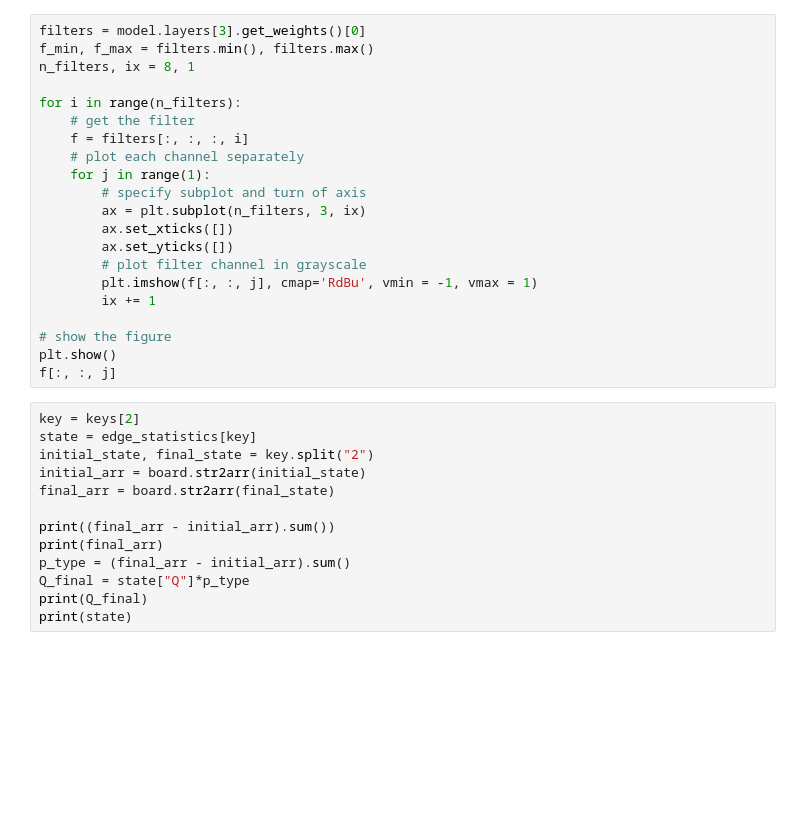
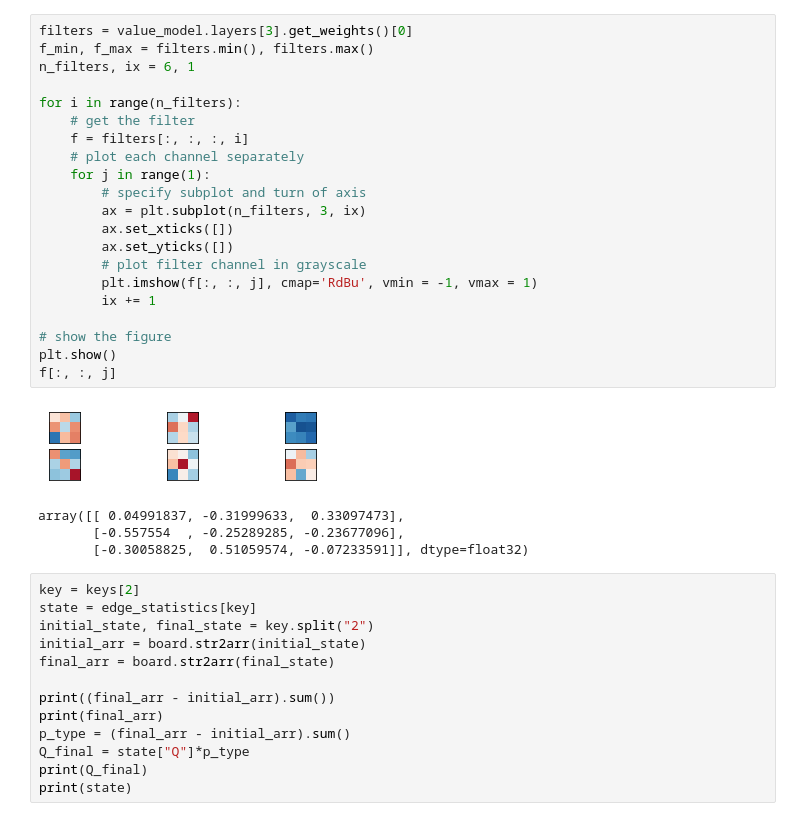
Before and after one commit to yidinghou/tic-tac-GO_zero, a Jupyter notebook: Untitled.ipynb, the cells around one changed output. Drawn from its saved outputs; the diff is of its cells as text; blank space fills up the shorter version.

```diff
--- a/Untitled.ipynb
+++ b/Untitled.ipynb
@@ -214,24 +396,29 @@ f[:, :, j]
 # %%
-filters = model.layers[3].get_weights()[0]
+filters = value_model.layers[3].get_weights()[0]
 f_min, f_max = filters.min(), filters.max()
-n_filters, ix = 8, 1
+n_filters, ix = 6, 1
 
 for i in range(n_filters):
     # get the filter
     f = filters[:, :, :, i]
     # plot each channel separately
     for j in range(1):
         # specify subplot and turn of axis
         ax = plt.subplot(n_filters, 3, ix)
         ax.set_xticks([])
         ax.set_yticks([])
         # plot filter channel in grayscale
         plt.imshow(f[:, :, j], cmap='RdBu', vmin = -1, vmax = 1)
         ix += 1
 
 # show the figure
 plt.show()
 f[:, :, j]
+# %% [output]
+[figure, added]
+array([[ 0.04991837, -0.31999633,  0.33097473],
+       [-0.557554  , -0.25289285, -0.23677096],
+       [-0.30058825,  0.51059574, -0.07233591]], dtype=float32)
 # %%
 key = keys[2]
 state = edge_statistics[key]
```
Also changed, not shown: parts of 43 cells of this notebook, 14 other files.
